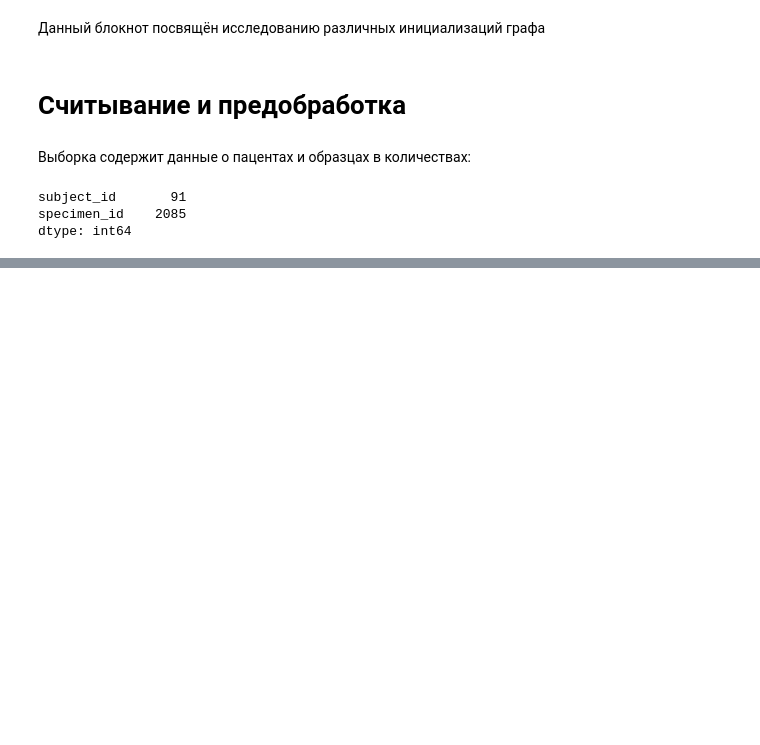
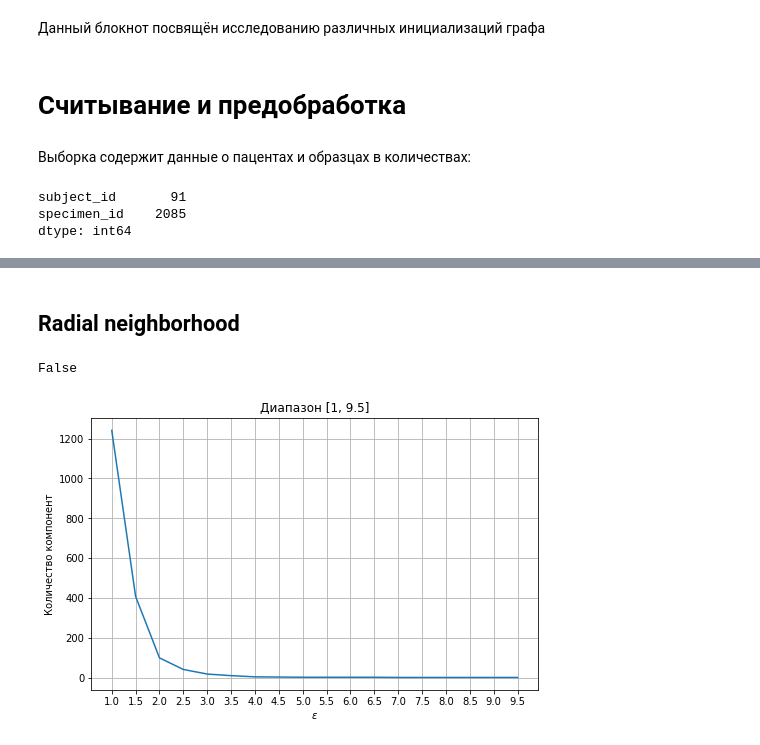
Before and after one commit to leostre/labevent, a Jupyter notebook: src/wide_format_EDA.ipynb, the cells around one changed output, grey strips where cells are left out. Cells and saved outputs as stored; diff of their text form; code cells hidden in the pictures; blank space fills up the shorter version.

```diff
--- a/src/wide_format_EDA.ipynb
+++ b/src/wide_format_EDA.ipynb
@@ -30,3 +39,10 @@ dtype: int64
 # %%
 cols = [col for col, t in df.dtypes.items() if t == bool]
 df.loc[:, cols] = df[cols].astype(int)
+df = pd.get_dummies(df)
+if DROP_TIME_CLUSTER and 'time_cluster' in df.columns:
+    df.drop('time_cluster', axis=1, inplace=True)
+
+target_cols=['Potassium',
+       'Sodium', 'Creatinine', 'Chloride', 'Urea Nitrogen', 'Bicarbonate',
+       'Anion Gap', 'Glucose', 'Magnesium', 'Calcium, Total', 'Phosphate']
@@ -32,0 +58,9 @@ df.loc[:, cols] = df[cols].astype(int)
+# %%
+from sklearn.preprocessing import RobustScaler
+from sklearn.compose import ColumnTransformer
+
+rs = ColumnTransformer([('scale_dense', RobustScaler(),
+                        target_cols + ['age', 'charttime']),
+                       ('pass', 'passthrough', ['allinref'])],
+                      remainder='passthrough')
+trdf = rs.fit_transform(df)
@@ -84,0 +151,30 @@ Name: Nan number, dtype: int32
+# %% [markdown]
+## Radial neighborhood
+# %%
+from sklearn.neighbors import radius_neighbors_graph
+eps_graph = radius_neighbors_graph(trdf, 1.5, mode='connectivity',
+                            n_jobs=-1)
+Gr = nx.from_scipy_sparse_array(eps_graph)
+# %%
+epsns =  np.arange(1., 10., .5)
+comps = []
+for eps in epsns:
+    eps_graph = radius_neighbors_graph(trdf, eps, mode='connectivity',
+                            n_jobs=-1)
+    Gr = nx.from_scipy_sparse_array(eps_graph)
+    comps.append(len(list(nx.connected_components(Gr))))
+# %%
+G.is_directed()
+# %% [output]
+False
+# %%
+plt.figure(figsize=(8, 5))
+plt.plot(epsns, comps)
+plt.title('Диапазон [1, 9.5]')
+plt.grid()
+plt.ylabel('Количество компонент')
+plt.xlabel(r'$\epsilon$')
+plt.xticks(epsns)
+plt.yscale('linear')
+# %% [output]
+[figure, added]
```
Also changed, not shown: parts of 39 cells of this notebook, 1 other file.
